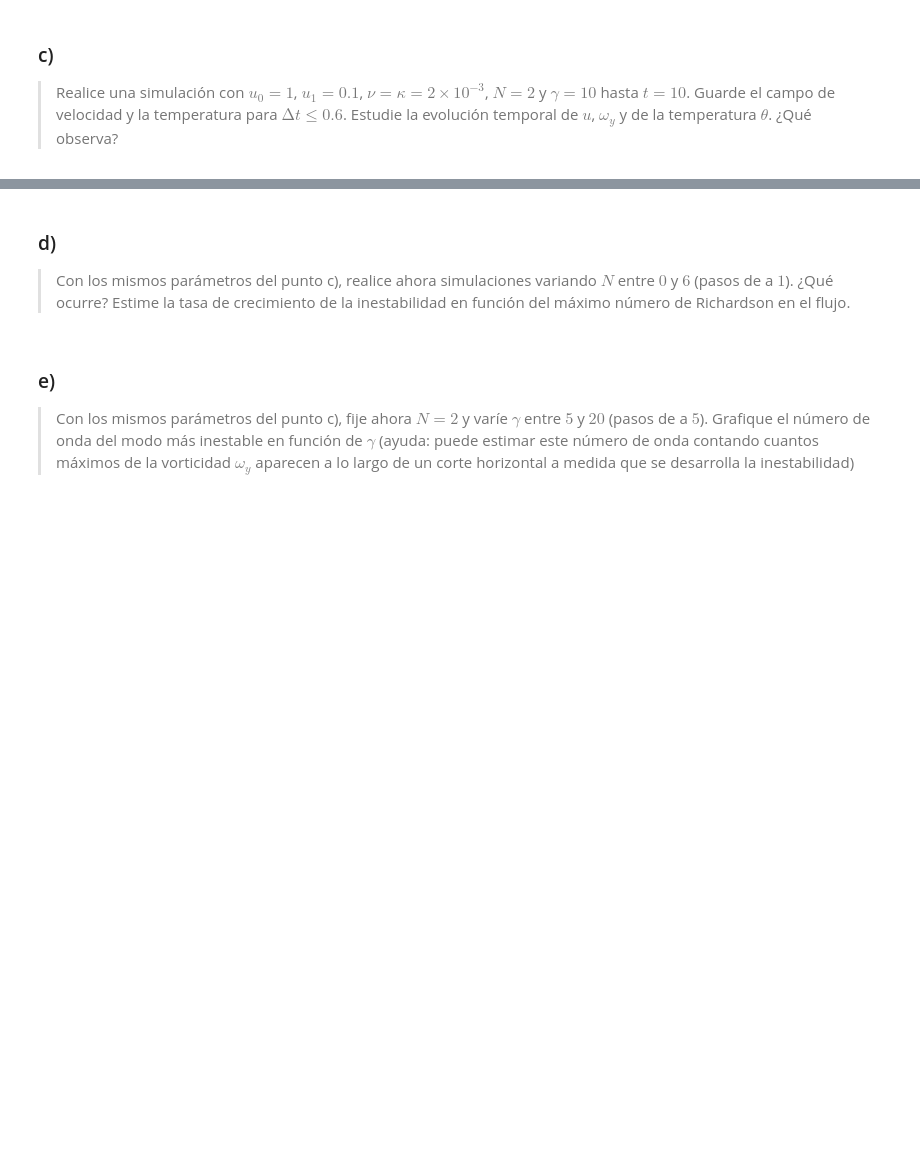
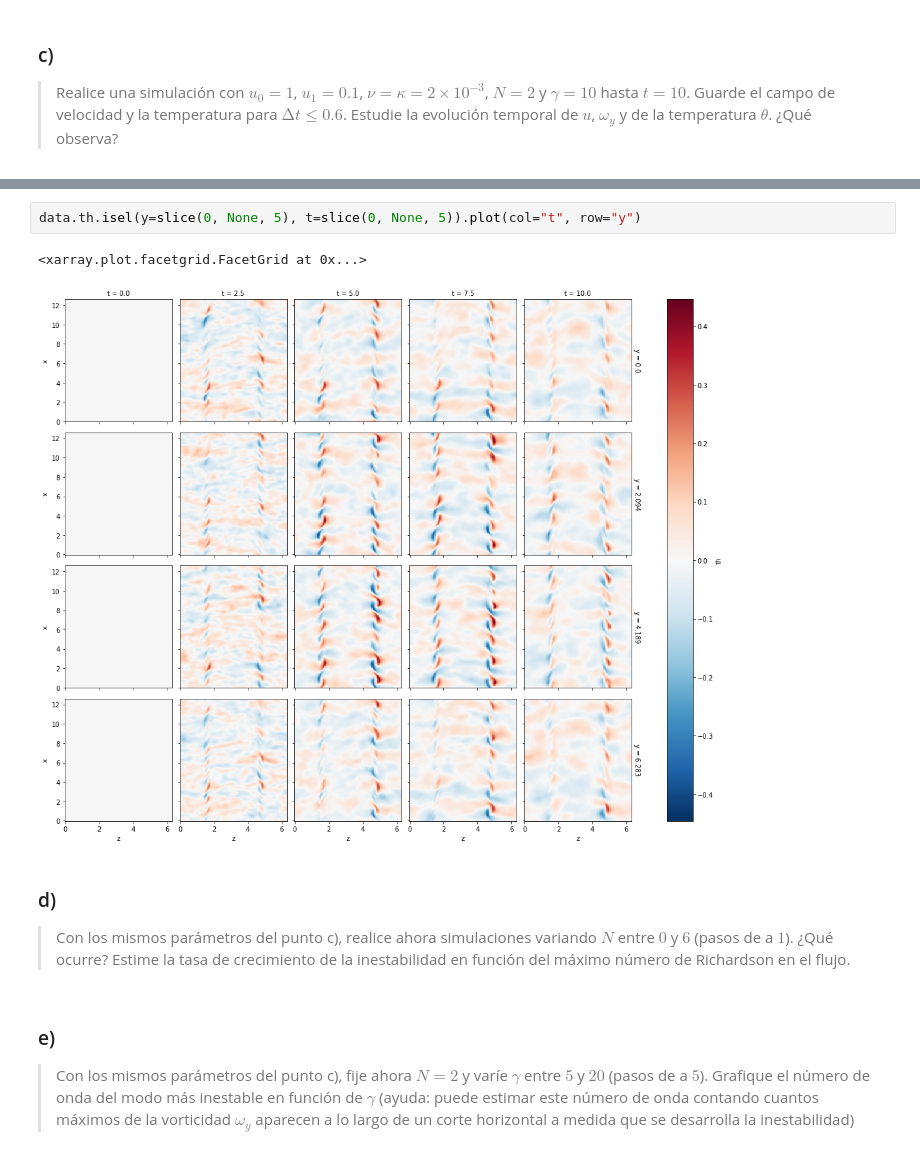
Before and after one commit to maurosilber/fluidos, a Jupyter notebook: guia3/problema3.ipynb, the cells around one changed output, grey strips where cells are left out. Saved outputs shown, nothing was run; the diff lists cells and outputs as text; blank space fills up the shorter version.

```diff
--- a/guia3/problema3.ipynb
+++ b/guia3/problema3.ipynb
@@ -37,3 +118,8 @@ Estudie la evolución temporal de $u$, $ω_y$ y de la temperatura $θ$.
+# %%
+data.th.isel(y=slice(0, None, 5), t=slice(0, None, 5)).plot(col="t", row="y")
+# %% [output]
+<xarray.plot.facetgrid.FacetGrid at 0x...>
+[figure, added]
 # %% [markdown]
 ### d)
 > Con los mismos parámetros del punto c),
```
Also changed, not shown: parts of 11 cells of this notebook, 1 other file.
